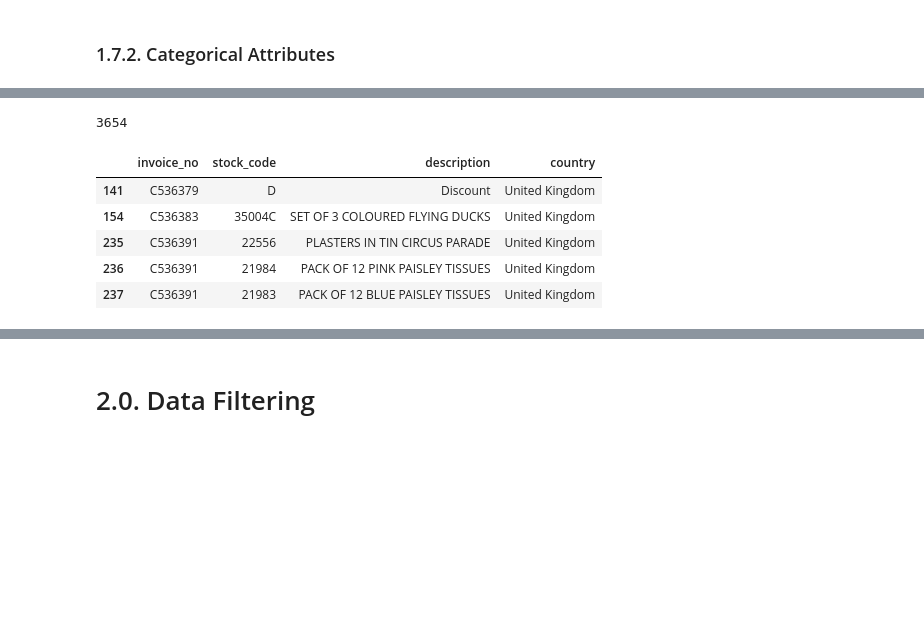
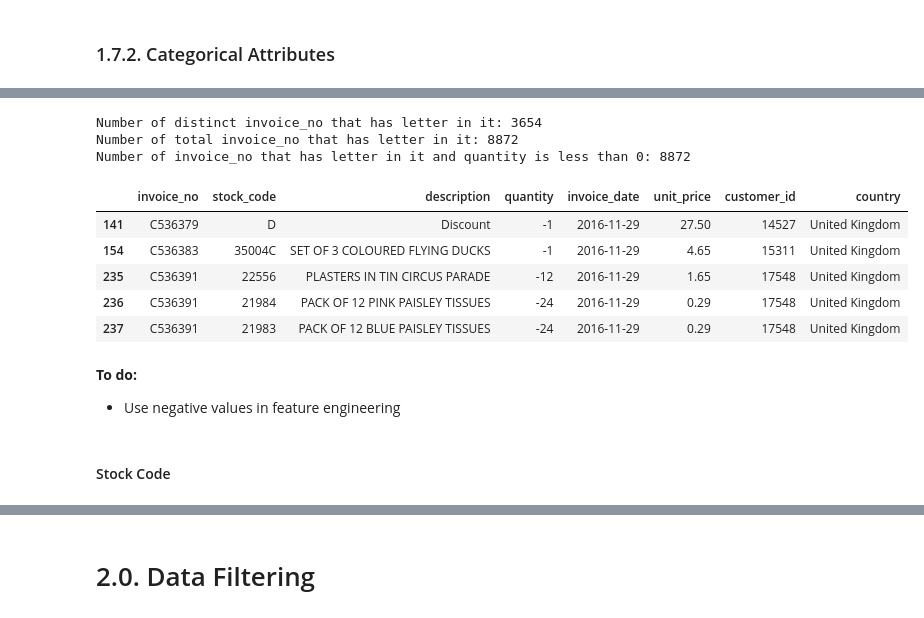
Before and after one commit to Lucas-Okamura/Insiders-Clustering, a Jupyter notebook: Insiders-Clustering.ipynb, the cells around one changed output, grey strips where cells are left out. Saved outputs shown, nothing was run; the diff lists cells and outputs as text; code cells hidden in the pictures; blank space fills up the shorter version.

Commit message:
Finished data filtering, started Feat Engineering

```diff
--- a/Insiders-Clustering.ipynb
+++ b/Insiders-Clustering.ipynb
@@ -300,16 +302,27 @@ cat_attributes.head()
 # %%
 # number of invoice_no that has letters inside it
-aux = cat_attributes.loc[cat_attributes['invoice_no'].apply(lambda x: bool(re.search('[^0-9]+', x))), :].drop_duplicates()
-print(len(aux.invoice_no.unique()))
-aux.head()
+df_letter_invoices = df1.loc[df1['invoice_no'].apply(lambda x: bool(re.search('[^0-9]+', x))), :].drop_duplicates()
+print(f'Number of distinct invoice_no that has letter in it: {len(df_letter_invoices.invoice_no.unique())}')
+print(f'Number of total invoice_no that has letter in it: {len(df_letter_invoices)}')
+n = len(df_letter_invoices.loc[df_letter_invoices['quantity'] < 0])
+print(f'Number of invoice_no that has letter in it and quantity is less than 0: {n}')
+df_letter_invoices.head()
 # %% [output]
-3654
+Number of distinct invoice_no that has letter in it: 3654
+Number of total invoice_no that has letter in it: 8872
+Number of invoice_no that has letter in it and quantity is less than 0: 8872
-|  | invoice_no | stock_code | description | country |
-| 141 | C536379 | D | Discount | United Kingdom |
-| 154 | C536383 | 35004C | SET OF 3 COLOURED FLYING DUCKS | United Kingdom |
-| 235 | C536391 | 22556 | PLASTERS IN TIN CIRCUS PARADE | United Kingdom |
-| 236 | C536391 | 21984 | PACK OF 12 PINK PAISLEY TISSUES | United Kingdom |
-| 237 | C536391 | 21983 | PACK OF 12 BLUE PAISLEY TISSUES | United Kingdom |
+|  | invoice_no | stock_code | description | quantity | invoice_date | unit_price | customer_id | country |
+| 141 | C536379 | D | Discount | -1 | 2016-11-29 | 27.50 | 14527 | United Kingdom |
+| 154 | C536383 | 35004C | SET OF 3 COLOURED FLYING DUCKS | -1 | 2016-11-29 | 4.65 | 15311 | United Kingdom |
+| 235 | C536391 | 22556 | PLASTERS IN TIN CIRCUS PARADE | -12 | 2016-11-29 | 1.65 | 17548 | United Kingdom |
+| 236 | C536391 | 21984 | PACK OF 12 PINK PAISLEY TISSUES | -24 | 2016-11-29 | 0.29 | 17548 | United Kingdom |
+| 237 | C536391 | 21983 | PACK OF 12 BLUE PAISLEY TISSUES | -24 | 2016-11-29 | 0.29 | 17548 | United Kingdom |
+# %% [markdown]
+**To do:**
+
+* Use negative values in feature engineering
+# %% [markdown]
+#### Stock Code
 # %%
 # number of stock_code that has letters inside it
 aux = cat_attributes.loc[cat_attributes['stock_code'].apply(lambda x: bool(re.search('[^0-9]+', x))), :].drop_duplicates()
```
Also changed, not shown: parts of 32 cells of this notebook.
